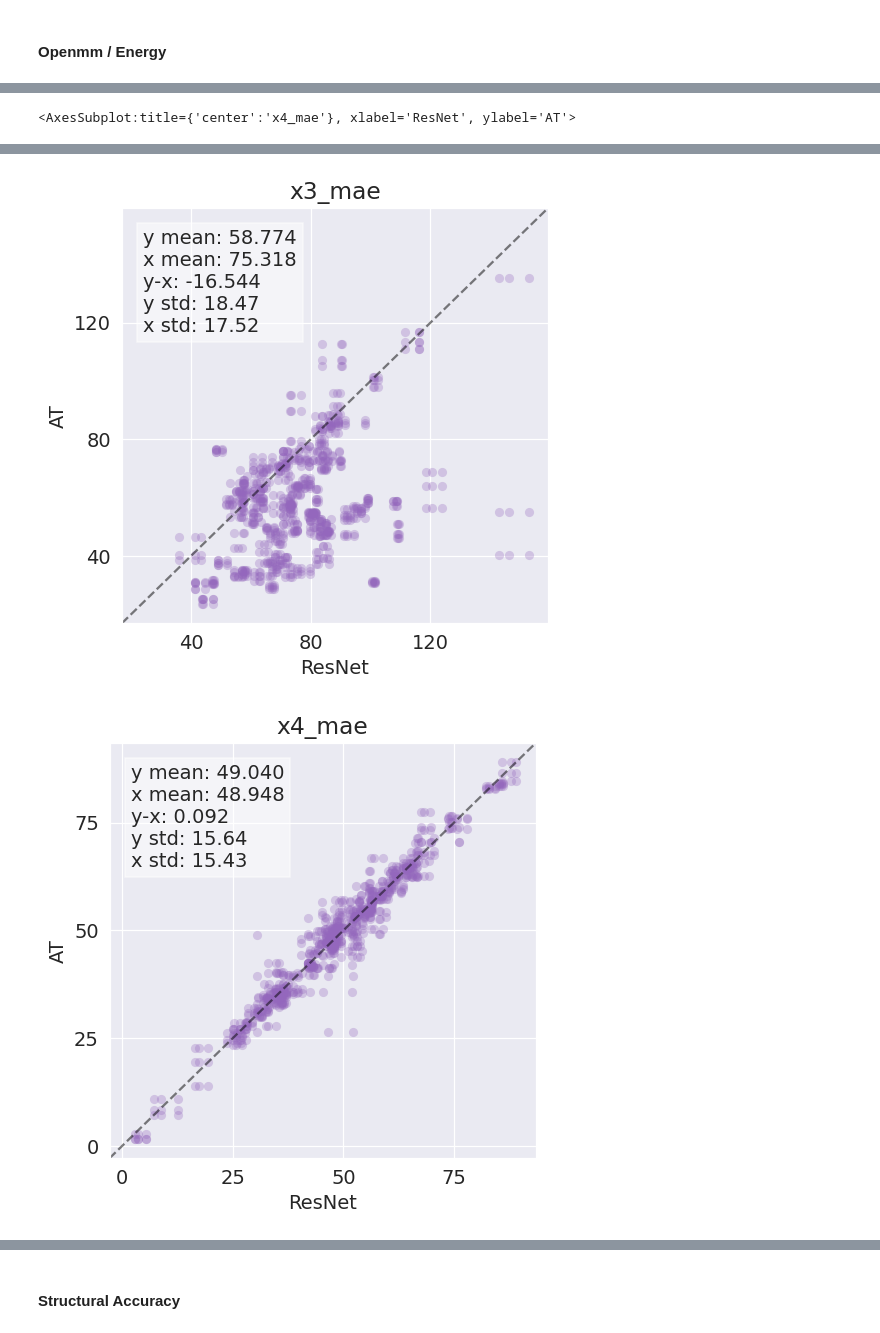
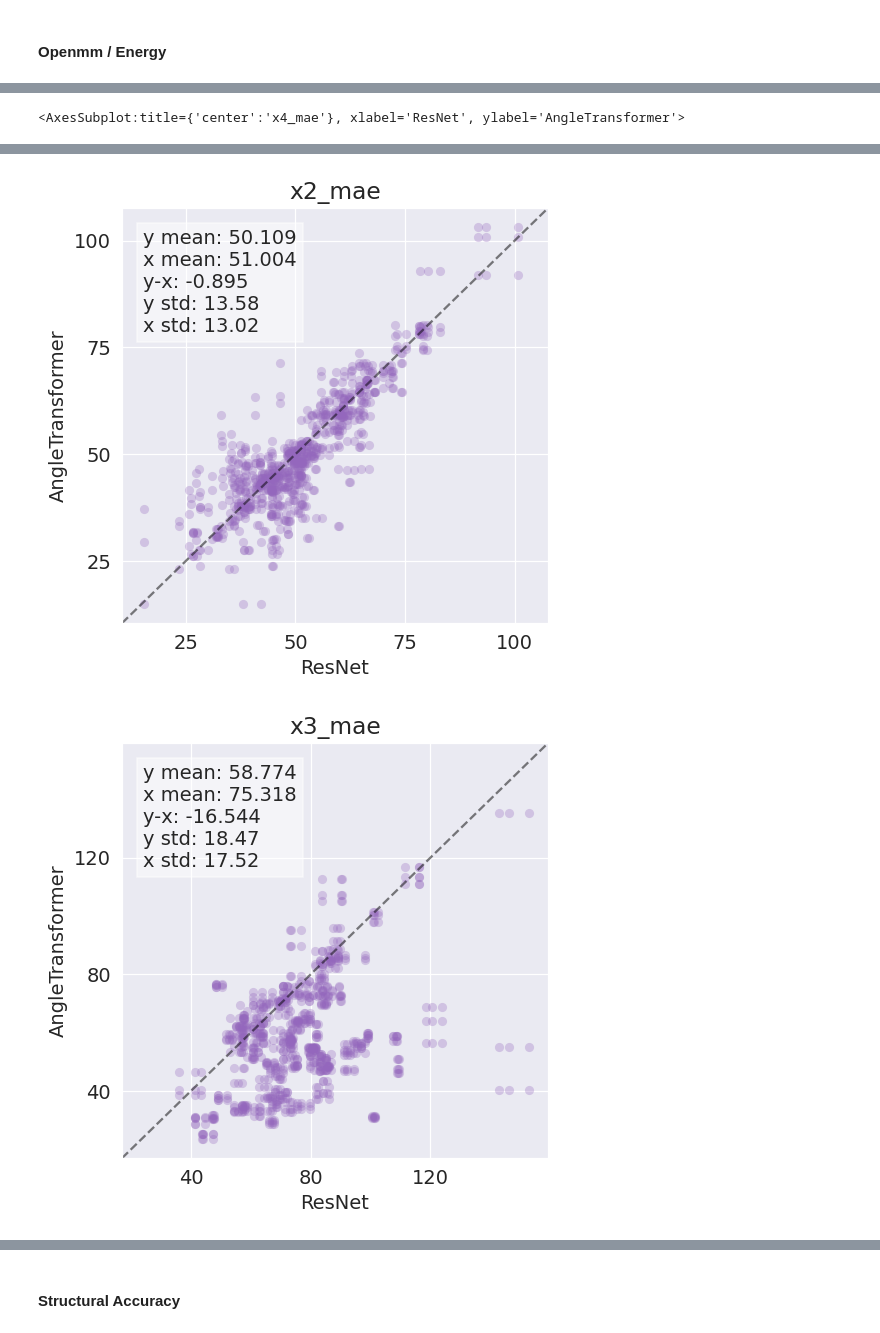
Before and after one commit to jonathanking/openfold, a Jupyter notebook: jk_research/evaluations/aim3a/230921_evaluation_Aims3AB.ipynb, the cells around one changed output, grey strips where cells are left out. Drawn from its saved outputs; the diff is of its cells as text; code cells hidden in the pictures.

```diff
--- a/jk_research/evaluations/aim3a/230921_evaluation_Aims3AB.ipynb
+++ b/jk_research/evaluations/aim3a/230921_evaluation_Aims3AB.ipynb
@@ -18,7 +18,9 @@ sns.set_style("darkgrid")
 %matplotlib inline
 %cd /net/pulsar/home/koes/jok120/openfold
 
-RESULTS_BASE_DIRS = ["/net/pulsar/home/koes/jok120/openfold/out/evaluations/aim3A", "/net/pulsar/home/koes/jok120/openfold/out/evaluations/aim3B"]
+# RESULTS_BASE_DIRS = ["/net/pulsar/home/koes/jok120/openfold/out/evaluations/aim3A", "/net/pulsar/home/koes/jok120/openfold/out/evaluations/aim3B"]
+RESULTS_BASE_DIRS = ["/net/pulsar/home/koes/jok120/openfold/out/evaluations/aim2_deletions/3a",
+                      "/net/pulsar/home/koes/jok120/openfold/out/evaluations/aim3B/"]
 # RESULTS_BASE_DIRS += ["/net/pulsar/home/koes/jok120/openfold/out/evaluation/230719", "/net/pulsar/home/koes/jok120/openfold/out/evaluation/230731"]
 # %% [output]
 /net/pulsar/home/koes/jok120/openfold
@@ -37,4 +39,9 @@ eval_dirs = [(subdir, basedir) for basedir in RESULTS_BASE_DIRS for subdir in os
 for ed in eval_dirs: print(ed)
 
 df_dict = create_dataframe_dict(eval_dirs)
+
+# REMOVE THIS!!!!
+print("!!!!!!!!!!!!!!!!! REMOVE THIS!!!!!!!!!!!!!")
+df_dict = {(k[0].replace("del_del_","").replace("del_", ""), k[1]): v for k, v in df_dict.items() }
+print(list(df_dict.keys()))
 # %% [output]
@@ -520,8 +533,8 @@ mpl.rcParams['font.size'] = 12.75
 dataframe_meta_dict ={}
 dataframe_meta_dict["ResNet"] = {'seeds' : [{'name': 'eval_toastyRN1'}, {'name': 'eval_toastyRN2'}, {'name': 'eval_toastyRN3'}]}
 dataframe_meta_dict['ResNet + Conv'] = {'seeds' : [{'name': 'eval_toastyRC1'}, {'name': 'eval_toastyRC2'}, {'name': 'eval_toastyRC3'}]}
-dataframe_meta_dict['AT'] = {'seeds' : [{'name': 'eval_toastyN1'}, {'name': 'eval_toastyN2'}, {'name': 'eval_toastyN3'}]}
-dataframe_meta_dict['AT + Conv'] = {'seeds' : [{'name': 'eval_toastyC1'}, {'name': 'eval_toastyC2'}, {'name': 'eval_toastyC3'}]}
+dataframe_meta_dict['AngleTransformer'] = {'seeds' : [{'name': 'eval_toastyN1'}, {'name': 'eval_toastyN2'}, {'name': 'eval_toastyN3'}]}
+dataframe_meta_dict['AngleTransformer + Conv'] = {'seeds' : [{'name': 'eval_toastyC1'}, {'name': 'eval_toastyC2'}, {'name': 'eval_toastyC3'}]}
 # %%
 for runtype in dataframe_meta_dict.keys():
     print(runtype)
@@ -784,74 +797,87 @@ for amino_acid_residue_3letter_code in ['CYS', 'ASP', 'GLU', 'PHE', 'TYR', 'HIS'
 # %%
 make_accuracy_plot(dfs['ResNet']['combined']['test'],
-                   dfs['AT']['combined']['test'],
+                   dfs['AngleTransformer']['combined']['test'],
                    'ResNet',
-                   'AT',
+                   'AngleTransformer',
                    "test",
                    metric='lddt_aa',
                    size=5,
                    nbins=4,
-                   save_prefix='lddt_aa_comparison_RNAT',
+                   save_prefix='jk_research/evaluations/aim3b/figs/comparison/lddt_aa_comparison_RNAT',
                    color='tab:purple',
                    alpha=.3)
 
 make_accuracy_plot(dfs['ResNet']['combined']['test'],
-                   dfs['AT']['combined']['test'],
+                   dfs['AngleTransformer']['combined']['test'],
                    'ResNet',
-                   'AT',
+                   'AngleTransformer',
+                   "test",
+                   metric='rmsd_aa',
+                   size=5,
+                   nbins=4,
+                   save_prefix='jk_research/evaluations/aim3b/figs/comparison/rmsd_aa_comparison_RNAT',
+                   color='tab:purple',
+                   alpha=.3)
+
+
+make_accuracy_plot(dfs['ResNet']['combined']['test'],
+                   dfs['AngleTransformer']['combined']['test'],
+                   'ResNet',
+                   'AngleTransformer',
                    "test",
                    metric='angle_mae',
                    size=5,
                    nbins=4,
-                   save_prefix='angle_mae_comparison_RNAT',
+                   save_prefix='jk_research/evaluations/aim3b/figs/comparison/angle_mae_comparison_RNAT',
                    color='tab:purple',
                    alpha=.3)
 
 make_accuracy_plot(dfs['ResNet']['combined']['test'],
-                   dfs['AT']['combined']['test'],
+                   dfs['AngleTransformer']['combined']['test'],
                    'ResNet',
-                   'AT',
+                   'AngleTransformer',
                    "test",
                    metric='x1_mae',
                    size=5,
                    nbins=4,
-                   save_prefix='x1_mae_comparison_RNAT',
+                   save_prefix='jk_research/evaluations/aim3b/figs/comparison/x1_mae_comparison_RNAT',
                    color='tab:purple',
                    alpha=.3)
 
 make_accuracy_plot(dfs['ResNet']['combined']['test'],
-                   dfs['AT']['combined']['test'],
+                   dfs['AngleTransformer']['combined']['test'],
                    'ResNet',
-                   'AT',
+                   'AngleTransformer',
                    "test",
                    metric='x2_mae',
                    size=5,
                    nbins=4,
-                   save_prefix='x2_mae_comparison_RNAT',
+                   save_prefix='jk_research/evaluations/aim3b/figs/comparison/x2_mae_comparison_RNAT',
                    color='tab:purple',
                    alpha=.3)
 
 make_accuracy_plot(dfs['ResNet']['combined']['test'],
-                   dfs['AT']['combined']['test'],
+                   dfs['AngleTransformer']['combined']['test'],
                    'ResNet',
-                   'AT',
+                   'AngleTransformer',
                    "test",
                    metric='x3_mae',
                    size=5,
                    nbins=4,
-                   save_prefix='x3_mae_comparison_RNAT',
+                   save_prefix='jk_research/evaluations/aim3b/figs/comparison/x3_mae_comparison_RNAT',
                    color='tab:purple',
                    alpha=.3)
 
 make_accuracy_plot(dfs['ResNet']['combined']['test'],
-                   dfs['AT']['combined']['test'],
+                   dfs['AngleTransformer']['combined']['test'],
                    'ResNet',
-                   'AT',
+                   'AngleTransformer',
                    "test",
                    metric='x4_mae',
                    size=5,
                    nbins=4,
-                   save_prefix='x4_mae_comparison_RNAT',
+                   save_prefix='jk_research/evaluations/aim3b/figs/comparison/x4_mae_comparison_RNAT',
                    color='tab:purple',
                    alpha=.3)
 # %% [output]
-<AxesSubplot:title={'center':'x4_mae'}, xlabel='ResNet', ylabel='AT'>
+<AxesSubplot:title={'center':'x4_mae'}, xlabel='ResNet', ylabel='AngleTransformer'>
@@ -862,2 +888,2 @@ make_accuracy_plot(dfs['ResNet']['combined']['test'],
-[figure, old version]
+[figure, new version]
-[figure, old version]
+[figure, new version]
```
Also changed, not shown: parts of 15 cells of this notebook, 2 other files.
